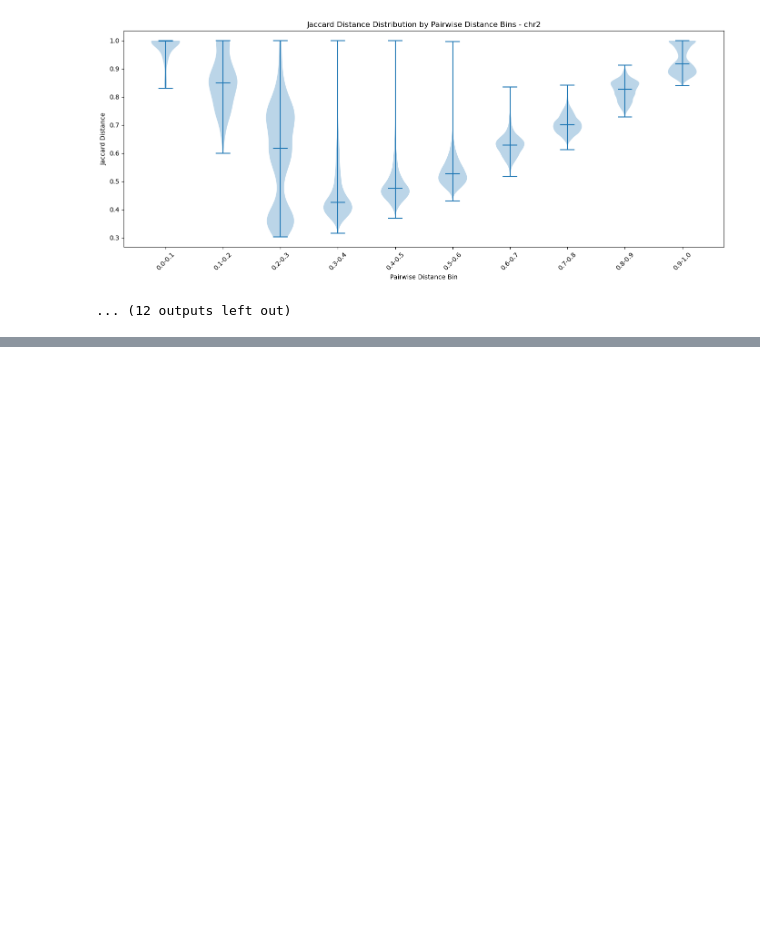
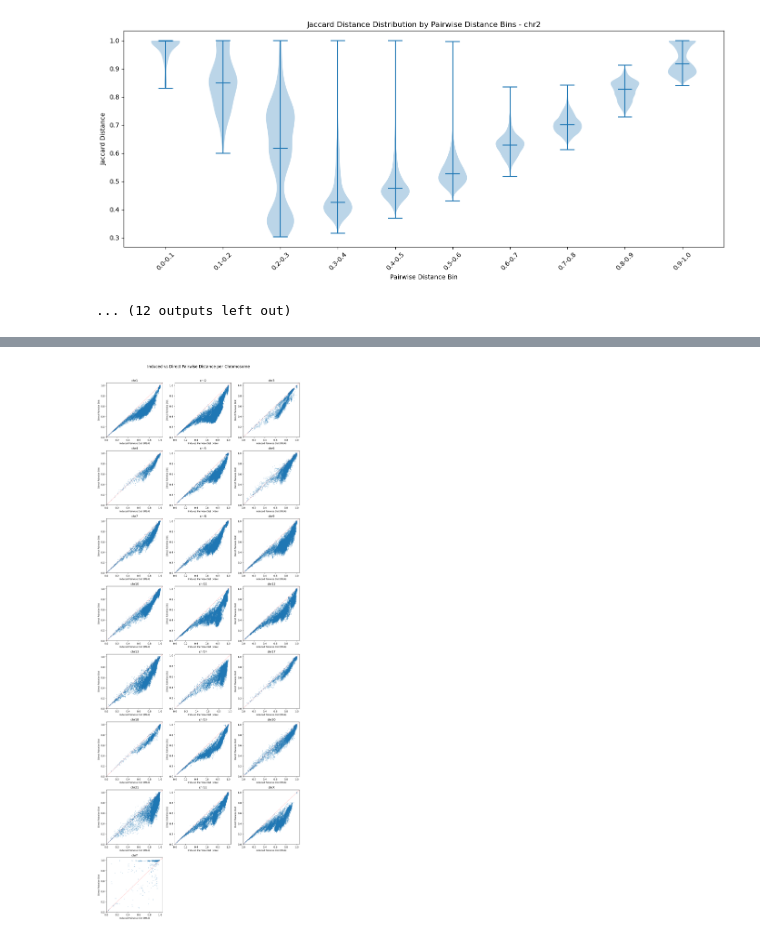
Before and after one commit to miramastoras/centrolign_analysis, a Jupyter notebook: analysis_notes/release2_QC_v2/notebooks/pairwise_consistency.ipynb, the cells around one changed output, grey strips where cells are left out. Cells and saved outputs as stored; diff of their text form; code cells hidden in the pictures; blank space fills up the shorter version.

```diff
--- a/analysis_notes/release2_QC_v2/notebooks/pairwise_consistency.ipynb
+++ b/analysis_notes/release2_QC_v2/notebooks/pairwise_consistency.ipynb
@@ -274,0 +525,45 @@ for chrom in sorted(df["chr"].unique()):
+# %%
+# Merge induced and direct pairwise distances using sample_pair key
+df_compare = induced_dist_df.merge(
+    all_pairs_dist_df,
+    on=['sample_pair', 'chr'],
+    how='left'
+)
+
+# Build chromosome order
+chroms = df_compare["chr"].unique()
+autos = sorted([c for c in chroms if c[3:].isdigit()], key=lambda x: int(x[3:]))
+sex = [c for c in ["chrX", "chrY"] if c in chroms]
+chr_order = autos + sex
+
+# Set up subplots
+n_chroms = len(chr_order)
+ncols = 3
+nrows = int(np.ceil(n_chroms / ncols))
+
+fig, axes = plt.subplots(nrows, ncols, figsize=(4 * ncols, 4 * nrows))
+axes = axes.flatten()
+
+for i, chrom in enumerate(chr_order):
+    ax = axes[i]
+    df_chr = df_compare[df_compare["chr"] == chrom]
+    ax.scatter(df_chr["induced_pairwise_dist"], df_chr["direct_pairwise_dist"], s=2, alpha=0.3)
+    # Plot y=x line
+    lims = [0, max(ax.get_xlim()[1], ax.get_ylim()[1])]
+    ax.plot(lims, lims, 'r--', linewidth=0.8, alpha=0.5)
+    ax.set_title(chrom)
+    ax.set_xlim(lims)
+    ax.set_ylim(lims)
+    ax.set_xlabel("Induced Pairwise Dist (MSA)", fontsize=9)
+    ax.set_ylabel("Direct Pairwise Dist", fontsize=9)
+
+
+# Hide unused axes
+for j in range(i + 1, len(axes)):
+    axes[j].set_visible(False)
+
+fig.suptitle("Induced vs Direct Pairwise Distance per Chromosome", fontsize=16, y=1.01)
+plt.tight_layout()
+plt.show()
+# %% [output]
+[figure, added]
```
Also changed, not shown: parts of 8 cells of this notebook, 8 other files.
